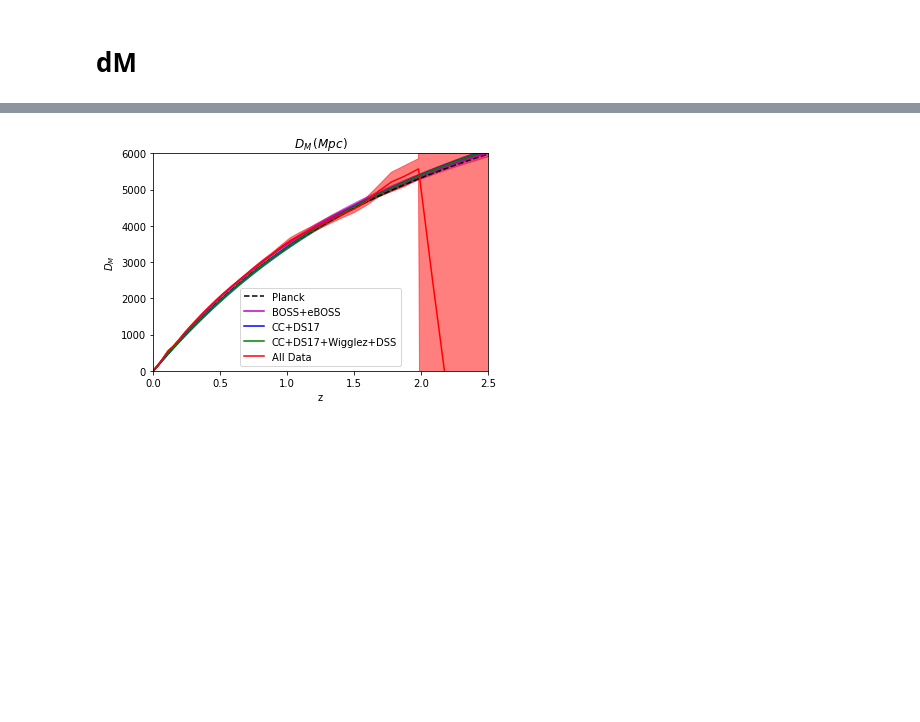
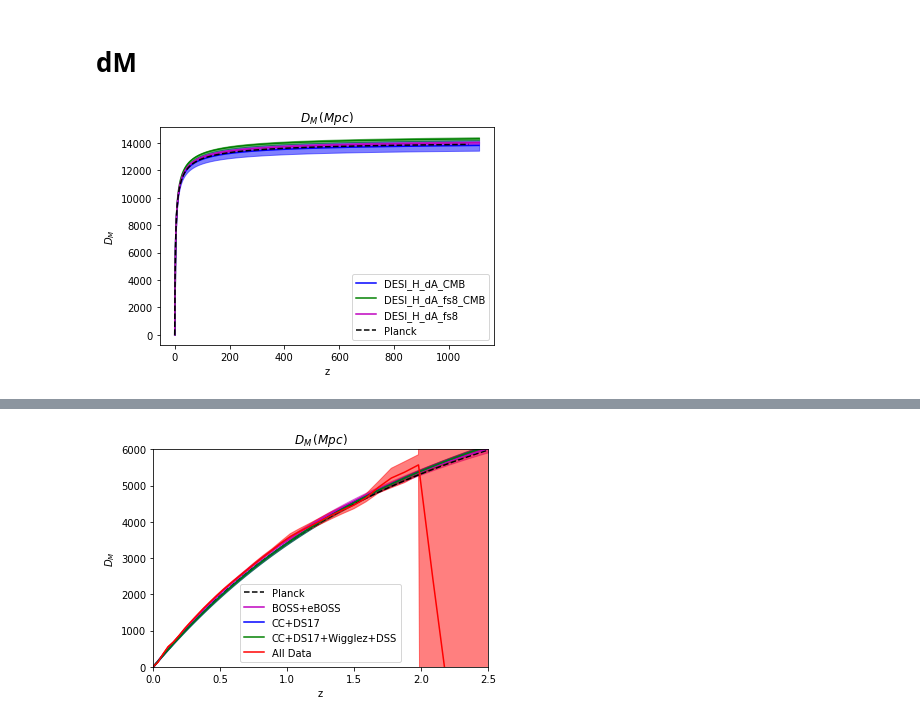
Before and after one commit to JaimeRZP/Growz, a Jupyter notebook: notebooks/plotting.ipynb, the cells around one changed output, grey strips where cells are left out. Cells and saved outputs as stored; diff of their text form; code cells hidden in the pictures; blank space fills up the shorter version.

```diff
--- a/notebooks/plotting.ipynb
+++ b/notebooks/plotting.ipynb
@@ -86,14 +86,15 @@ WFIRST = np.load(os.path.join(path,'WFIRST_1000_1000/samples.npz'))
 DESI = np.load(os.path.join(path,'DESI_10000_10000/samples.npz'))
 DESI_CMB = np.load(os.path.join(path,'DESI_CMB_1000_2500/samples.npz'))
 # %%
-#matern52 = np.load(os.path.join(path,'matern52_2000_2000/samples.npz'))
-#RatQuad = np.load(os.path.join(path,'RatQuad_2000_2000/samples.npz'))
-#ExpQuad = np.load(os.path.join(path,'ExpQuad_2000_2000/samples.npz'))
-#DESIfs8_Planck = np.load(os.path.join(path,'DESIfs8_Planck_1000_1000/samples.npz'))
-#DESIfs8_Planck_fit = np.load(os.path.join(path,'DESIfs8_Planck_fit_1500_1500/samples.npz'))
-#DESIfs8_Riess0 = np.load(os.path.join(path,'DESIfs8_Riess_fit0_1000_1000/samples.npz'))
-#DESIfs8_Riess1 = np.load(os.path.join(path,'DESIfs8_Riess_fit1_1000_1000/samples.npz'))
-#DESIfs8_Riess2 = np.load(os.path.join(path,'DESIfs8_Riess_fit2_1000_1000/samples.npz'))
+DESI_H_CMB = np.load(os.path.join(path,'H_DESI_CMB_1000_1000/samples.npz'))
+DESI_H_dA_CMB = np.load(os.path.join(path,'H_DESI_dA_DESI_CMB_1000_1000/samples.npz'))
+DESI_H_dA_fs8_CMB = np.load(os.path.join(path,'H_DESI_dA_DESI_fs8_DESI_CMB_1000_1000/samples.npz'))
+DESI_H_dA_fs8 = np.load(os.path.join(path,'H_DESI_dA_DESI_fs8_DESI_1000_1000/samples.npz'))
+
+DESI_H_CMB_mean = np.load(os.path.join(path,'H_DESI_CMB_1000_1000_mean/samples.npz'))
+DESI_H_dA_CMB_mean = np.load(os.path.join(path,'H_DESI_dA_DESI_CMB_1000_1000_mean/samples.npz'))
+DESI_H_dA_fs8_CMB_mean = np.load(os.path.join(path,'H_DESI_dA_DESI_fs8_DESI_CMB_1000_1000_mean/samples.npz'))
+DESI_H_dA_fs8_mean = np.load(os.path.join(path,'H_DESI_dA_DESI_fs8_DESI_1000_1000_mean/samples.npz'))
 # %%
 labels_dict = {'n': '\eta',
                'l': 'l',
@@ -373,3 +426,32 @@ dM_BOSS_eBOSS_CMB_m, dM_BOSS_eBOSS_CMB_s = get_m_s(BOSS_eBOSS_CMB['dMz'])
 dM_DESI_CMB_m, dM_DESI_CMB_s = get_m_s(DESI_CMB['dMz'])
 dM_DESI_m, dM_DESI_s = get_m_s(DESI['dMz'])
 dM_DS17_m, dM_DS17_s = get_m_s(DS17['dMz'])
+
+dM_DESI_H_dA_CMB_m, dM_DESI_H_dA_CMB_s = get_m_s(DESI_H_dA_CMB['dMz'])
+dM_DESI_H_dA_fs8_CMB_m, dM_DESI_H_dA_fs8_CMB_s = get_m_s(DESI_H_dA_fs8_CMB['dMz'])
+dM_DESI_H_dA_fs8_m, dM_DESI_H_dA_fs8_s = get_m_s(DESI_H_dA_fs8['dMz'])
+
+dM_DESI_H_dA_CMB_mean_m, dM_DESI_H_dA_CMB_mean_s = get_m_s(DESI_H_dA_CMB_mean['dMz'])
+dM_DESI_H_dA_fs8_CMB_mean_m, dM_DESI_H_dA_fs8_CMB_mean_s = get_m_s(DESI_H_dA_fs8_CMB_mean['dMz'])
+dM_DESI_H_dA_fs8_mean_m, dM_DESI_H_dA_fs8_mean_s = get_m_s(DESI_H_dA_fs8_mean['dMz'])
+# %%
+plt.plot(DESI_H_dA_CMB['z_arr'],  dM_DESI_H_dA_CMB_m, color ='b', label='DESI_H_dA_CMB')
+plt.fill_between(DESI_H_dA_CMB['z_arr'], dM_DESI_H_dA_CMB_m+dM_DESI_H_dA_CMB_s,
+                 dM_DESI_H_dA_CMB_m-dM_DESI_H_dA_CMB_s, color='b', alpha=.5)#
+
+plt.plot(DESI_H_dA_fs8_CMB['z_arr'],  dM_DESI_H_dA_fs8_CMB_m, color ='g', label='DESI_H_dA_fs8_CMB')
+plt.fill_between(DESI_H_dA_fs8_CMB['z_arr'], dM_DESI_H_dA_fs8_CMB_m+dM_DESI_H_dA_fs8_CMB_s,
+                 dM_DESI_H_dA_fs8_CMB_m-dM_DESI_H_dA_fs8_CMB_s, color='g', alpha=.5)
+
+plt.plot(DESI_H_dA_fs8['z_arr'],  dM_DESI_H_dA_fs8_m, color ='m', label='DESI_H_dA_fs8')
+plt.fill_between(DESI_H_dA_fs8['z_arr'], dM_DESI_H_dA_fs8_m+dM_DESI_H_dA_fs8_s,
+                 dM_DESI_H_dA_fs8_m-dM_DESI_H_dA_fs8_s, color='m', alpha=.5)
+
+plt.plot(z_planck, Planck_preds2['dM_arr'], 'k--', label='Planck')
+
+plt.xlabel("z")
+plt.ylabel(r"$D_M$")
+plt.title(r"$D_M \, (Mpc)$")
+plt.legend();
+# %% [output]
+[figure, added]
```
Also changed, not shown: parts of 8 cells of this notebook, 4 other files.
